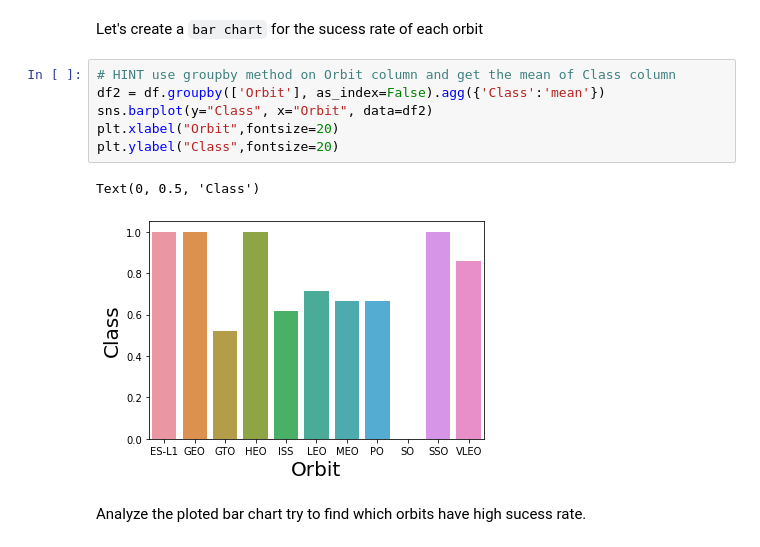
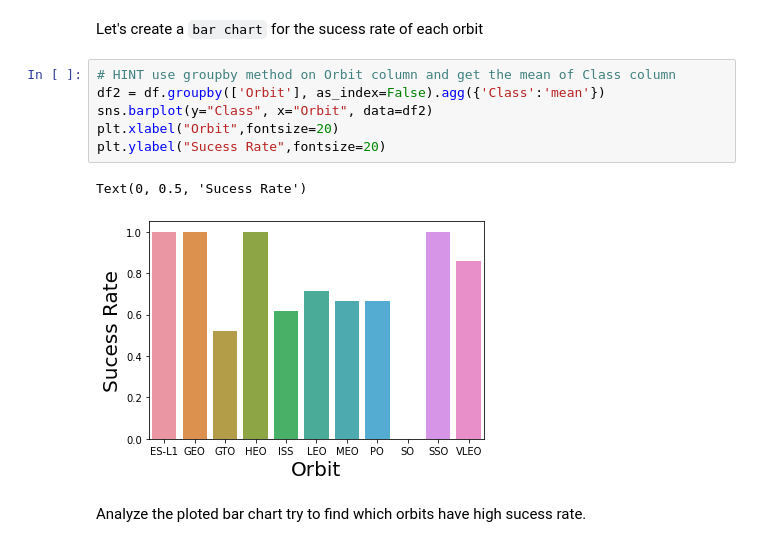
Before and after one commit to MQuinteiroS/CapstoneRepository, a Jupyter notebook: 05-jupyter-labs-eda-dataviz.ipynb, the cells around one changed output. Drawn from its saved outputs; the diff is of its cells as text.

```diff
--- a/05-jupyter-labs-eda-dataviz.ipynb
+++ b/05-jupyter-labs-eda-dataviz.ipynb
@@ -117,12 +117,12 @@ Let's create a `bar chart` for the sucess rate of each orbit
 # %%
 # HINT use groupby method on Orbit column and get the mean of Class column
 df2 = df.groupby(['Orbit'], as_index=False).agg({'Class':'mean'})
 sns.barplot(y="Class", x="Orbit", data=df2)
 plt.xlabel("Orbit",fontsize=20)
-plt.ylabel("Class",fontsize=20)
+plt.ylabel("Sucess Rate",fontsize=20)
 # %% [output]
-Text(0, 0.5, 'Class')
+Text(0, 0.5, 'Sucess Rate')
-[figure, old version]
+[figure, new version]
 # %% [markdown]
 Analyze the ploted bar chart try to find which orbits have high sucess rate.
 # %% [markdown]
```
Also changed, not shown: parts of 2 cells of this notebook, 7 other files.
